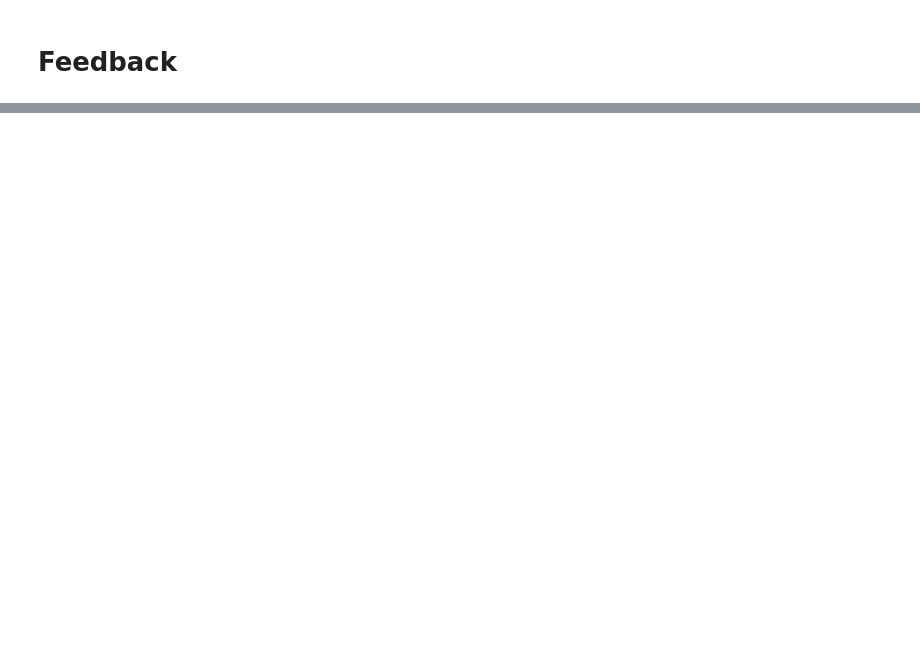
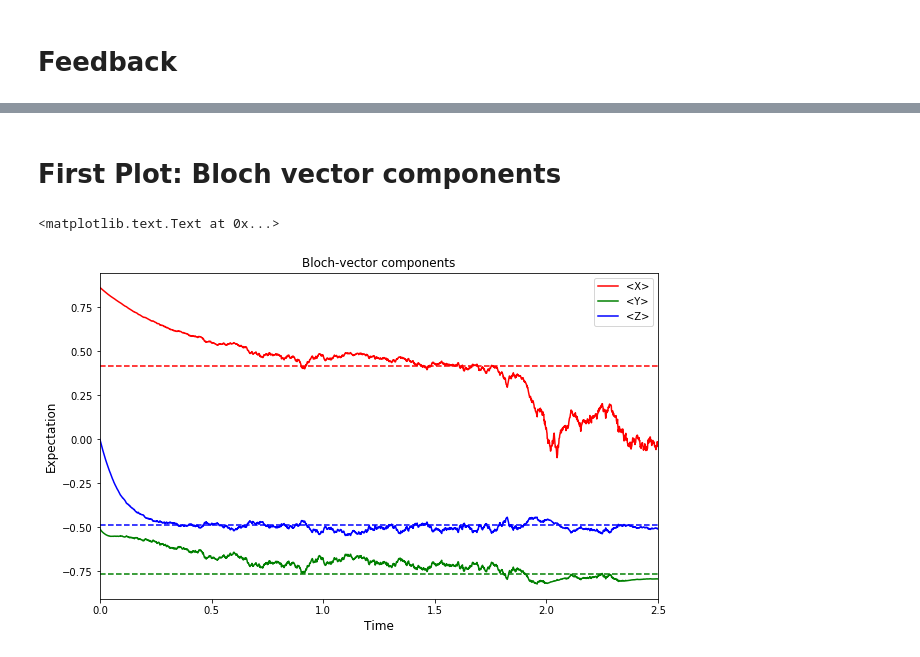
Before and after one commit to thiennm/ASCC, a Jupyter notebook: Shibei_ASCC.ipynb, the cells around one changed output, grey strips where cells are left out. Drawn from its saved outputs; the diff is of its cells as text; code cells hidden in the pictures; blank space fills up the shorter version.

```diff
--- a/Shibei_ASCC.ipynb
+++ b/Shibei_ASCC.ipynb
@@ -181,0 +155,24 @@ Total run time: 275.76s
+# %% [markdown]
+# First Plot: Bloch vector components
+# %%
+#Plotting the results
+fig, axes = plt.subplots(1,1, figsize=(10,6))
+
+# Plot 1: expectation Bloch vector
+n_1 = result.expect[0]
+n_2 = result.expect[1]
+n_3 = result.expect[2]
+axes.plot(tlist, n_1,'r',label="<X>")
+axes.plot(tlist, n_2,'g',label="<Y>")
+axes.plot(tlist, n_3,'b',label="<Z>")
+axes.plot((tlist[0], tlist[tlist.size - 1]), (xBar, xBar), 'r--')
+axes.plot((tlist[0], tlist[tlist.size - 1]), (yBar, yBar), 'g--')
+axes.plot((tlist[0], tlist[tlist.size - 1]), (zBar, zBar), 'b--')
+axes.legend(loc=0)
+axes.set_xlim([tlist[0], tlist[tlist.size - 1]])
+axes.set_xlabel('Time', fontsize=12)
+axes.set_ylabel('Expectation', fontsize=12)
+axes.set_title('Bloch-vector components', fontsize=12)
+# %% [output]
+<matplotlib.text.Text at 0x...>
+[figure, added]
```
Also changed, not shown: parts of 6 cells of this notebook.
